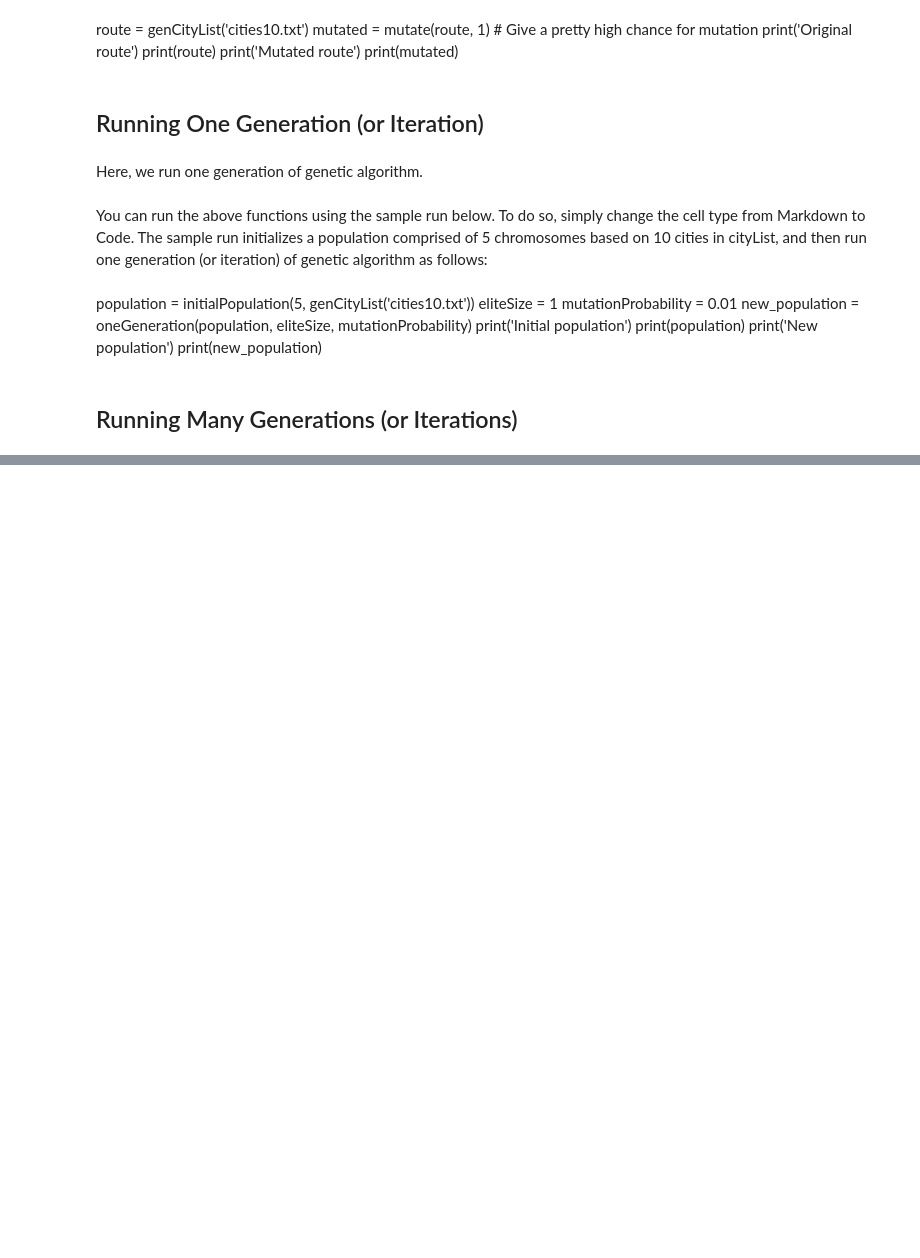
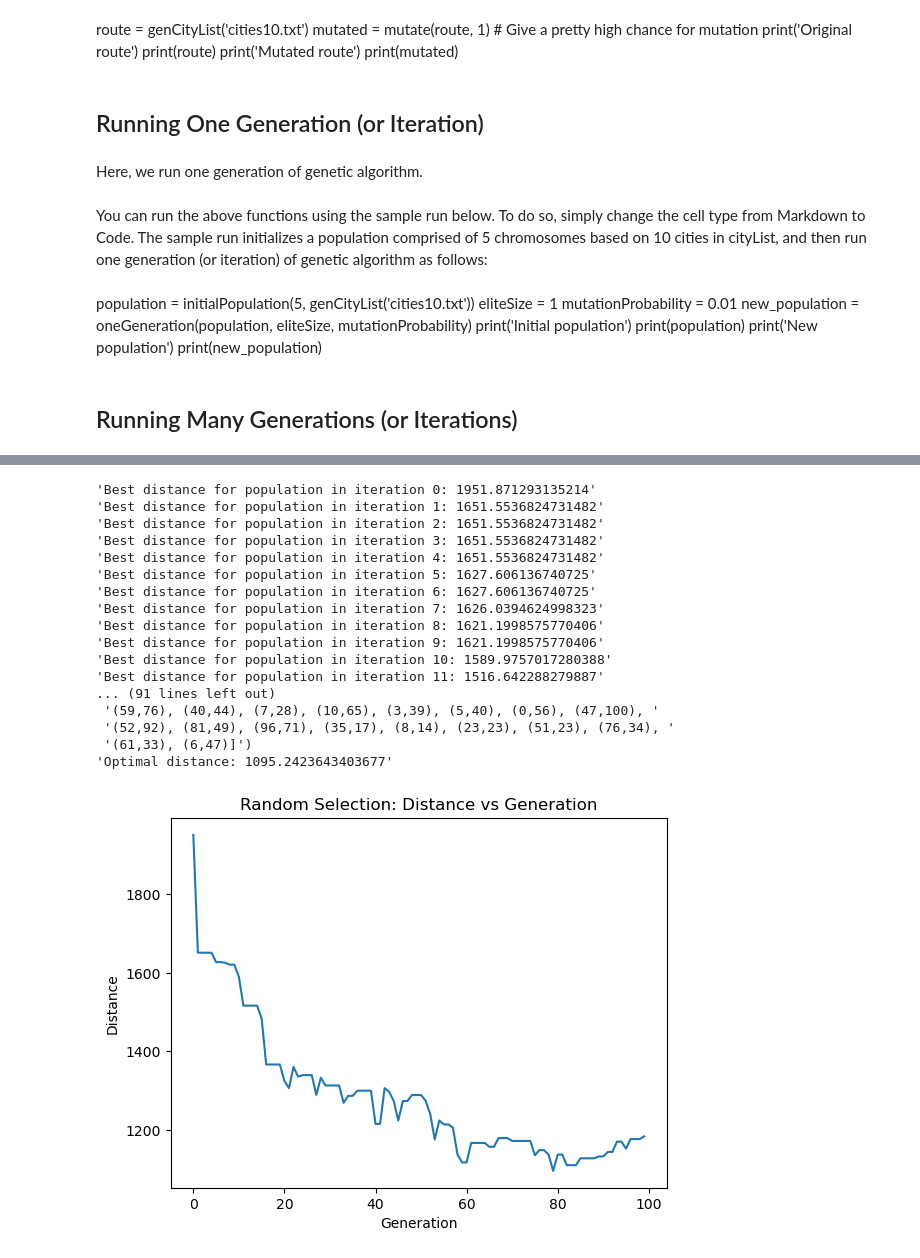
Before and after one commit to ca1phas/Lab-2-Genetic-Algorithm-June-2025, a Jupyter notebook: Lab 2_Genetic Algorithm.ipynb, the cells around one changed output, grey strips where cells are left out. Saved outputs shown, nothing was run; the diff lists cells and outputs as text; code cells hidden in the pictures; blank space fills up the shorter version.

Commit message:
Plot Update

```diff
--- a/Lab 2_Genetic Algorithm.ipynb
+++ b/Lab 2_Genetic Algorithm.ipynb
@@ -328,16 +333,15 @@ def crossover(parent1, parent2):
     # >0 to <5 marks: Major errors.
     # 0 marks:        No answer is given.
 
-    # Replacement starts here
+    # Replacement starts here (DONE)
     size = len(parent1)
 
     # Initialize children
     child1 = [None] * size
     child2 = [None] * size
 
-    # Set crossover points
-    cx_point1 = 2
-    cx_point2 = 5
+    # Select two crossover points
+    cx_point1, cx_point2 = sorted(random.sample(range(size+1), 2))
 
     # Copy the crossover slice from parents to children
     child1[cx_point1 : cx_point2] = parent1[cx_point1 : cx_point2]
@@ -545,0 +549,58 @@ print("Optimal path is " + str(best_route))
+# %%
+import matplotlib.pyplot as plt
+import numpy as np
+
+def geneticAlgorithm(cityList, popSize, eliteSize, mutationProbability, parentSelection, iteration_limit):
+    population = initialPopulation(popSize, cityList)
+    best_route = None
+    best_route_dist = float("inf")
+    progress = []
+
+    for i in range(iteration_limit):
+        population = oneGeneration(population, eliteSize, mutationProbability)
+        distances = [Fitness(p).routeDistance() for p in population]
+        index = np.argmin(distances)
+        min_dist = min(distances)
+
+        progress.append(min_dist)
+
+        if min_dist < best_route_dist:
+            best_route_dist = min_dist
+            best_route = population[index]
+
+        print("Best distance for population in iteration " + str(i) + ": " + str(min_dist))
+
+    print("Optimal path is " + str(best_route))
+    print("Optimal distance: " + str(best_route_dist))
+
+    return progress
+
+# Example run
+cityList = genCityList("cities40.txt")
+progress = geneticAlgorithm(cityList, popSize, eliteSize, mutationProbability, parentSelection, iteration_limit)
+
+# Plotting
+plt.plot(progress)
+plt.ylabel('Distance')
+plt.xlabel('Generation')
+plt.title('Random Selection: Distance vs Generation')
+plt.show()
+# %% [output]
+'Best distance for population in iteration 0: 1951.871293135214'
+'Best distance for population in iteration 1: 1651.5536824731482'
+'Best distance for population in iteration 2: 1651.5536824731482'
+'Best distance for population in iteration 3: 1651.5536824731482'
+'Best distance for population in iteration 4: 1651.5536824731482'
+'Best distance for population in iteration 5: 1627.606136740725'
+'Best distance for population in iteration 6: 1627.606136740725'
+'Best distance for population in iteration 7: 1626.0394624998323'
+'Best distance for population in iteration 8: 1621.1998575770406'
+'Best distance for population in iteration 9: 1621.1998575770406'
+'Best distance for population in iteration 10: 1589.9757017280388'
+'Best distance for population in iteration 11: 1516.642288279887'
+... (91 lines left out)
+ '(59,76), (40,44), (7,28), (10,65), (3,39), (5,40), (0,56), (47,100), '
+ '(52,92), (81,49), (96,71), (35,17), (8,14), (23,23), (51,23), (76,34), '
+ '(61,33), (6,47)]')
+'Optimal distance: 1095.2423643403677'
+[figure, added]
```
Also changed, not shown: parts of 6 cells of this notebook.
